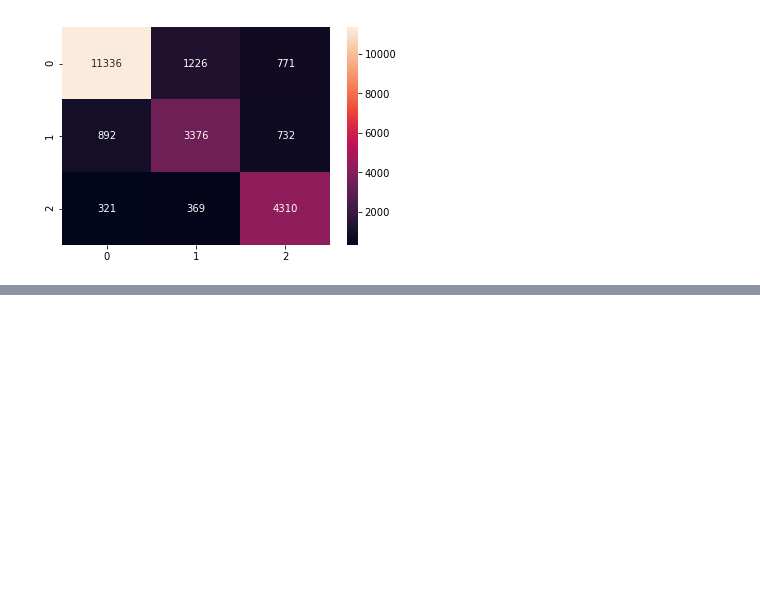
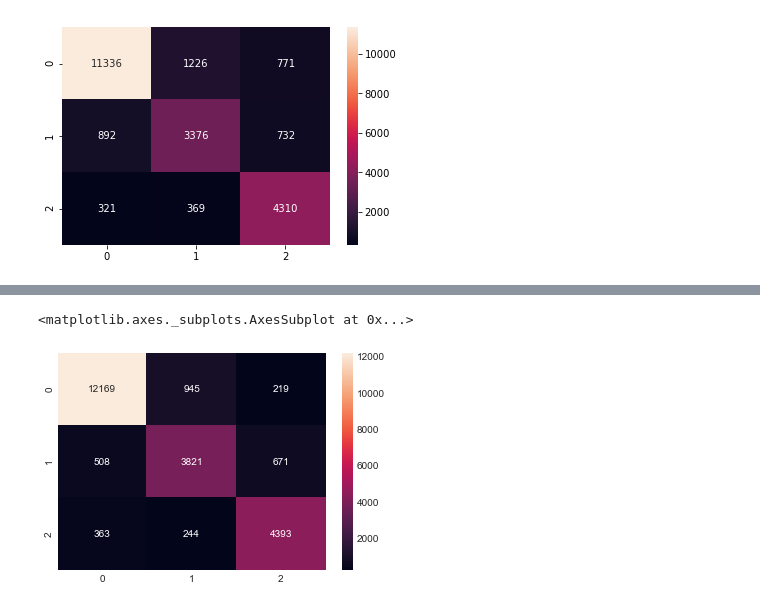
Before and after one commit to alyabogd/NightSkyTask, a Jupyter notebook: sky_data.ipynb, the cells around one changed output, grey strips where cells are left out. Saved outputs shown, nothing was run; the diff lists cells and outputs as text; code cells hidden in the pictures; blank space fills up the shorter version.

```diff
--- a/sky_data.ipynb
+++ b/sky_data.ipynb
@@ -1289,0 +1484,2 @@ f1-score: 0.8469348589127813
+# %%
+prediction = adb_cls.predict(X_test)
@@ -1289,0 +1490,6 @@ f1-score: 0.8469348589127813
+# %%
+cm = confusion_matrix(y_test, prediction)
+sns.heatmap(cm, annot=True, fmt="d")
+# %% [output]
+<matplotlib.axes._subplots.AxesSubplot at 0x...>
+[figure, added]
```
Also changed, not shown: parts of 49 cells of this notebook.
